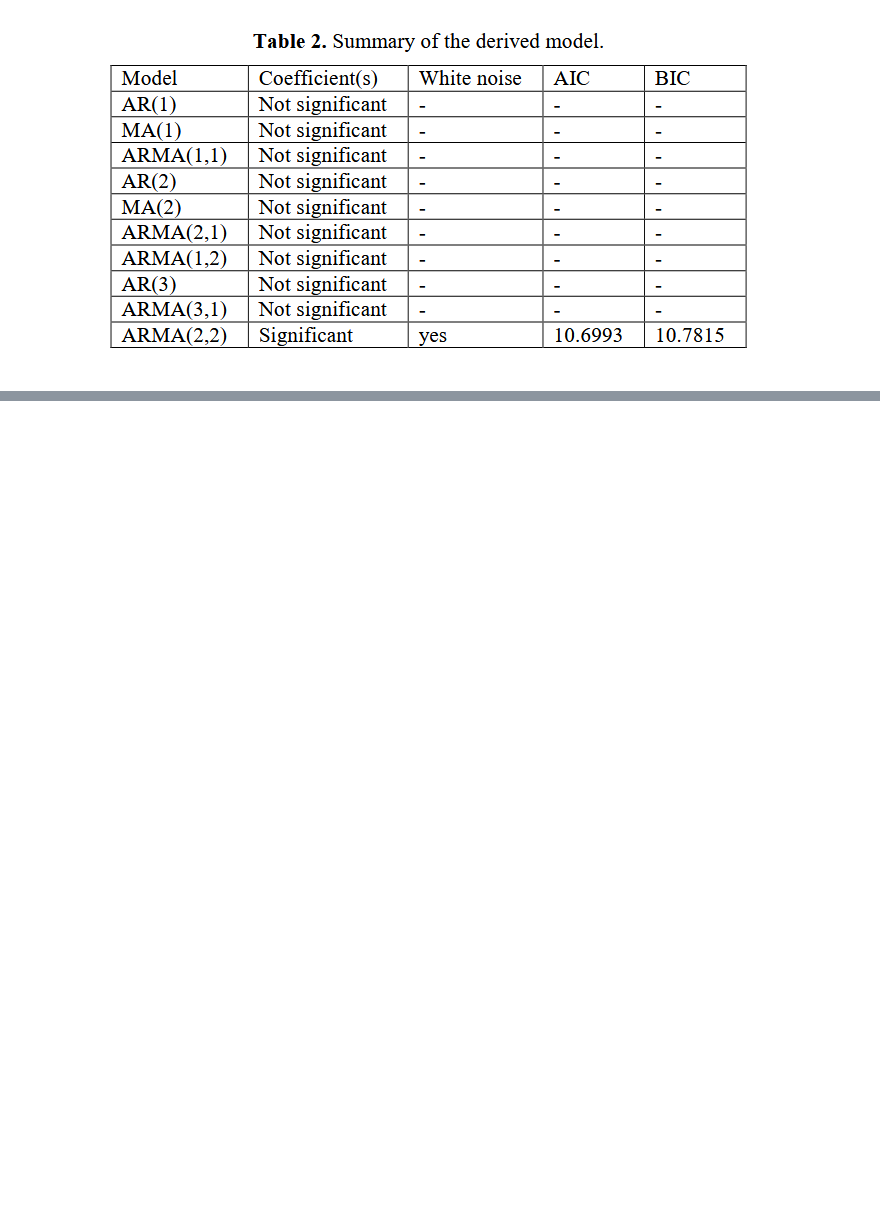
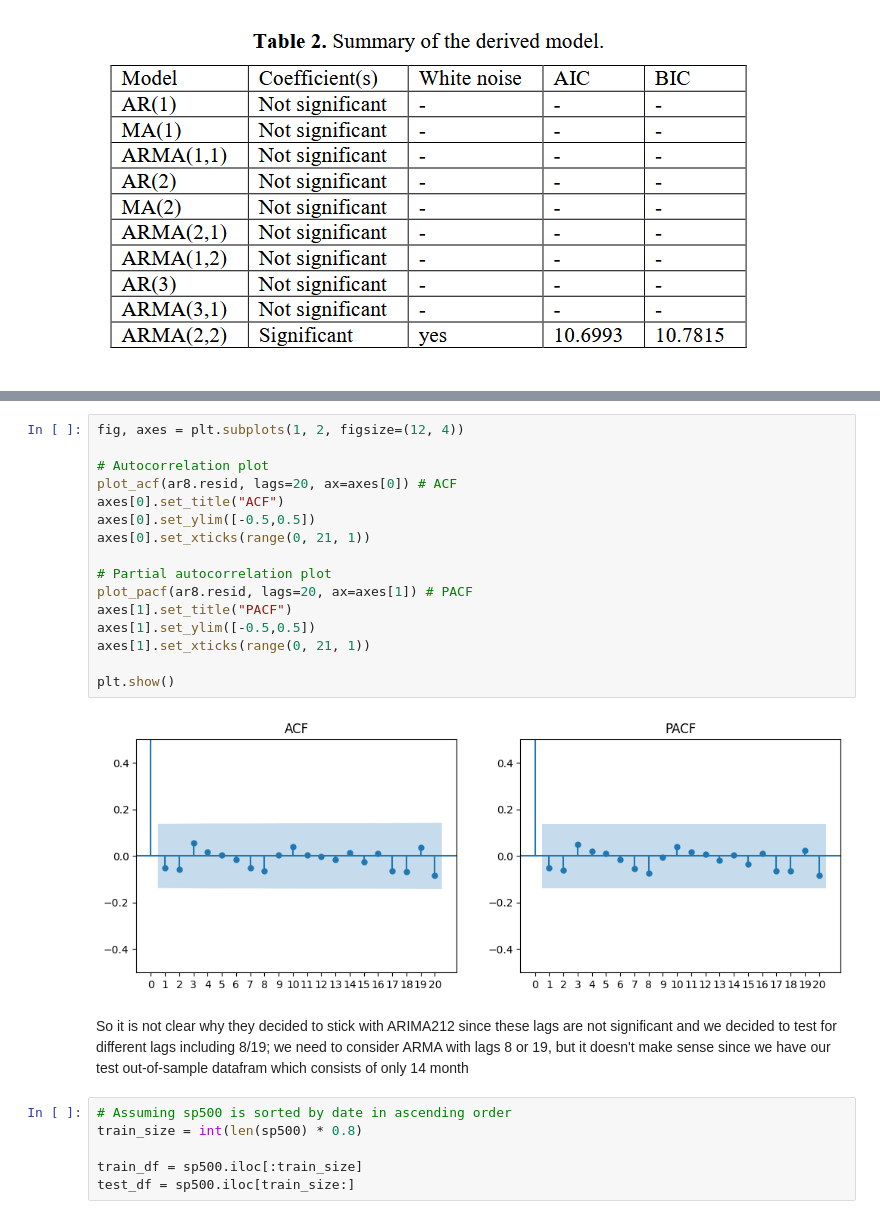
Before and after one commit to koogelpotato/RRProject2025, a Jupyter notebook: project.ipynb, the cells around one changed output, grey strips where cells are left out. Saved outputs shown, nothing was run; the diff lists cells and outputs as text; blank space fills up the shorter version.

```diff
--- a/project.ipynb
+++ b/project.ipynb
@@ -752,0 +608,26 @@ AttributeError: 'ARIMA' object has no attribute 'model_'
+# %%
+fig, axes = plt.subplots(1, 2, figsize=(12, 4))
+
+# Autocorrelation plot
+plot_acf(ar8.resid, lags=20, ax=axes[0]) # ACF
+axes[0].set_title("ACF")
+axes[0].set_ylim([-0.5,0.5])
+axes[0].set_xticks(range(0, 21, 1))
+
+# Partial autocorrelation plot
+plot_pacf(ar8.resid, lags=20, ax=axes[1]) # PACF
+axes[1].set_title("PACF")
+axes[1].set_ylim([-0.5,0.5])
+axes[1].set_xticks(range(0, 21, 1))
+
+plt.show()
+# %% [output]
+[figure, added]
+# %% [markdown]
+So it is not clear why they decided to stick with ARIMA212 since these lags are not significant and we decided to test for different lags including 8/19; we need to consider ARMA with lags 8 or 19, but it doesn't make sense since we have our test out-of-sample datafram which consists of only 14 month
+# %%
+# Assuming sp500 is sorted by date in ascending order
+train_size = int(len(sp500) * 0.8)
+
+train_df = sp500.iloc[:train_size]
+test_df = sp500.iloc[train_size:]
```
Also changed, not shown: parts of 43 cells of this notebook.
